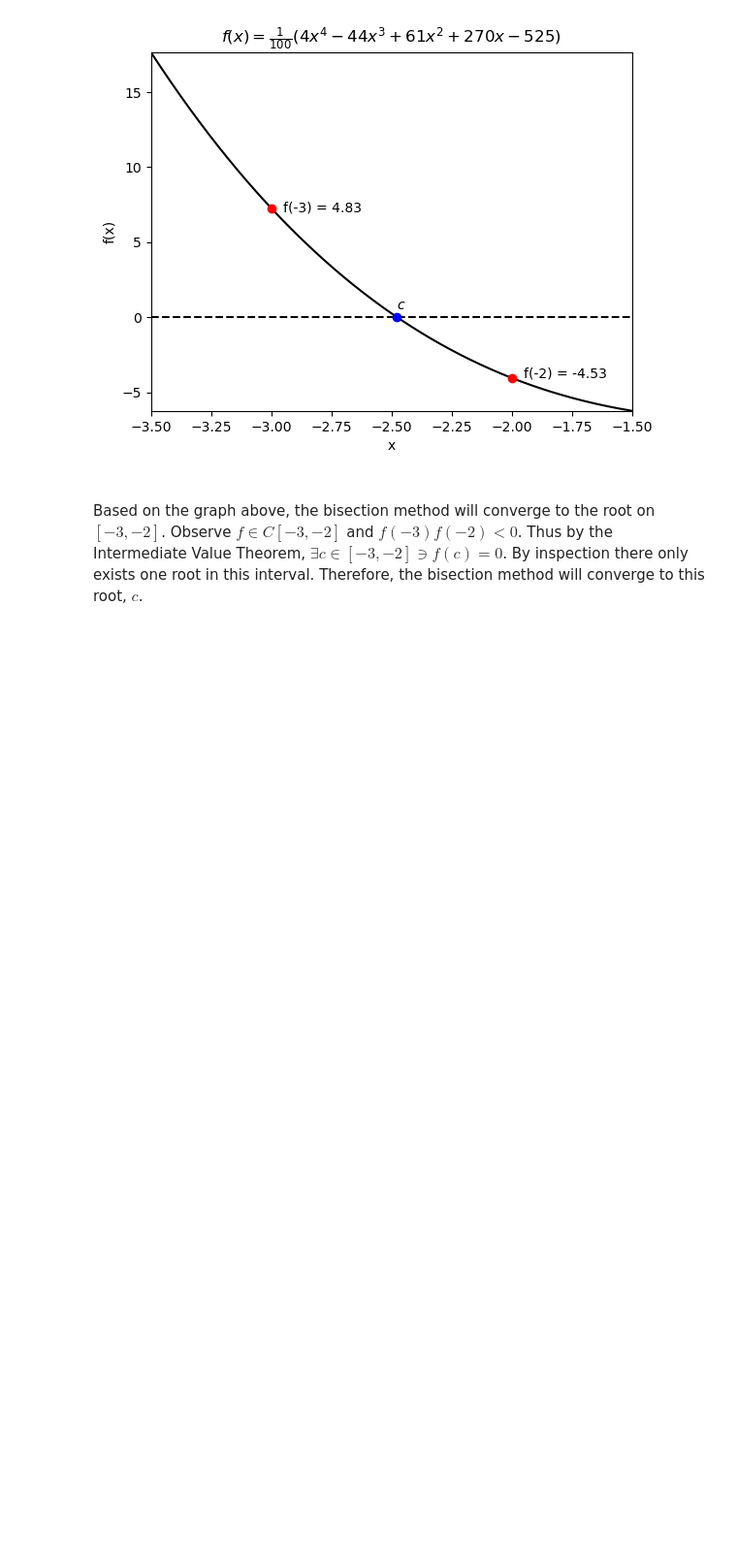
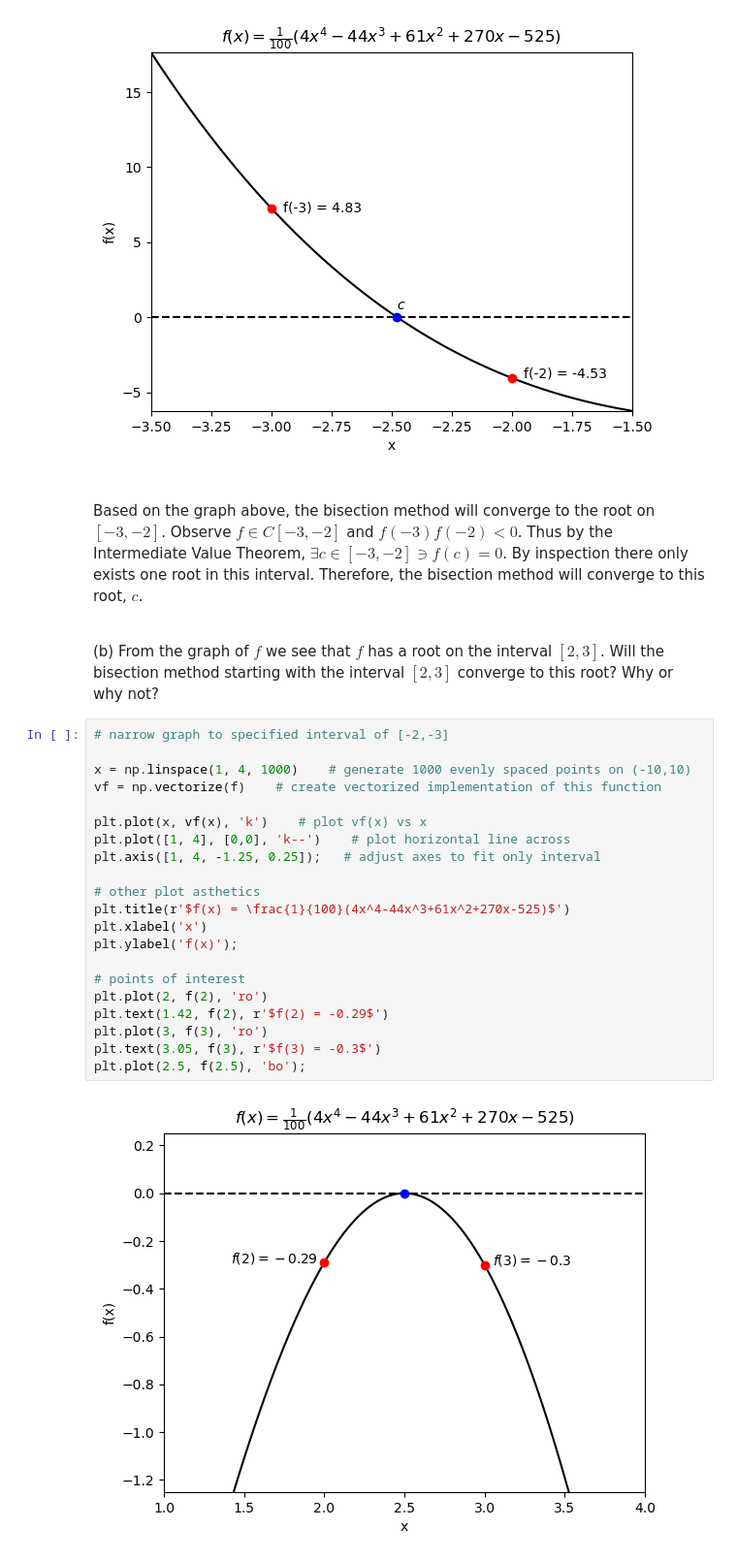
Before and after one commit to Devere-Anthony/MAD4401-Numerical-Analysis, a Jupyter notebook: Project 1/project1.ipynb, the cells around one changed output. Shown at 97% size. Drawn from its saved outputs; the diff is of its cells as text; blank space fills up the shorter version.

```diff
--- a/Project 1/project1.ipynb
+++ b/Project 1/project1.ipynb
@@ -77,3 +77,29 @@ Observe $f \in C[-3,-2]$ and $f(-3)f(-2)<0$.
 Thus by the Intermediate Value Theorem, $\exists c \in [-3,-2] \ni f(c)=0$.
 By inspection there only exists one root in this interval.
 Therefore, the bisection method will converge to this root, $c$.
+
+<br>
+(b) From the graph of $f$ we see that $f$ has a root on the interval $[2,3]$. Will the bisection method starting with the interval $[2,3]$ converge to this root? Why or why not?
+# %%
+# narrow graph to specified interval of [-2,-3]
+
+x = np.linspace(1, 4, 1000)    # generate 1000 evenly spaced points on (-10,10)
+vf = np.vectorize(f)    # create vectorized implementation of this function
+
+plt.plot(x, vf(x), 'k')    # plot vf(x) vs x
+plt.plot([1, 4], [0,0], 'k--')    # plot horizontal line across
+plt.axis([1, 4, -1.25, 0.25]);   # adjust axes to fit only interval
+
+# other plot asthetics
+plt.title(r'$f(x) = \frac{1}{100}(4x^4-44x^3+61x^2+270x-525)$')
+plt.xlabel('x')
+plt.ylabel('f(x)');
+
+# points of interest
+plt.plot(2, f(2), 'ro')
+plt.text(1.42, f(2), r'$f(2) = -0.29$')
+plt.plot(3, f(3), 'ro')
+plt.text(3.05, f(3), r'$f(3) = -0.3$')
+plt.plot(2.5, f(2.5), 'bo');
+# %% [output]
+[figure, added]
```
Also changed, not shown: parts of 1 cell of this notebook.
